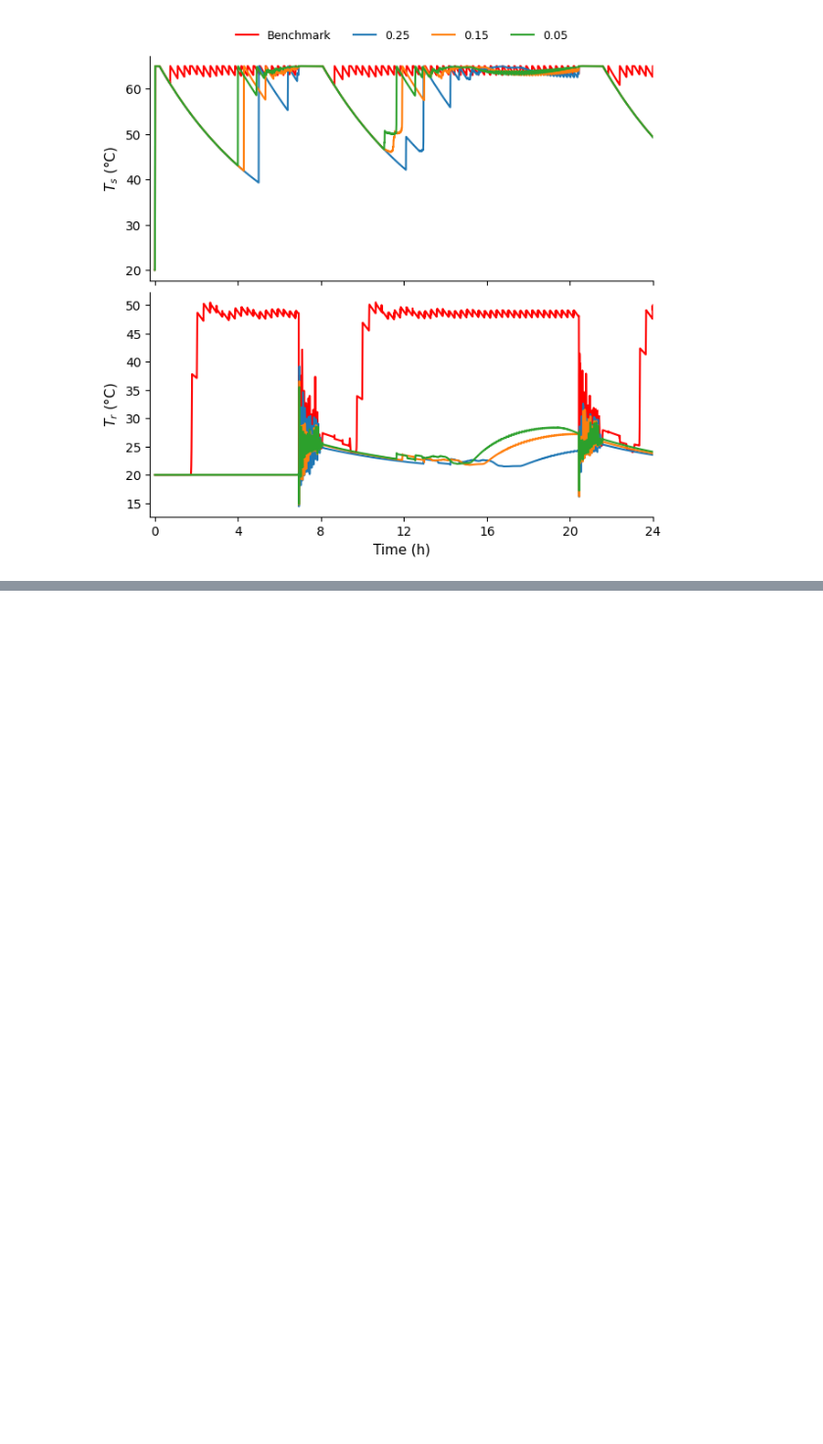
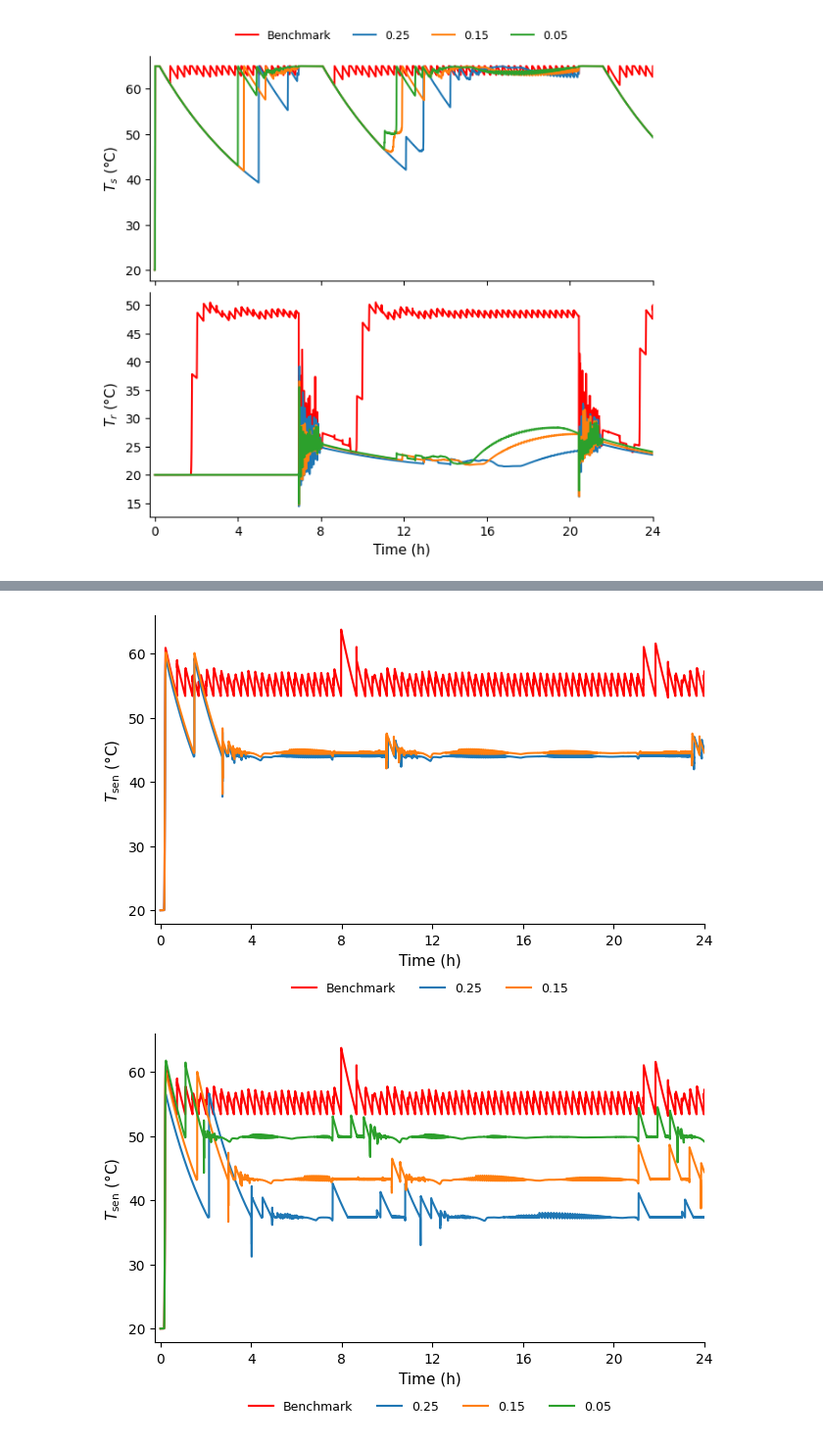
Before and after one commit to Pietervb2/thesis, a Jupyter notebook: codeplotLIT/thesisplots.ipynb, the cells around one changed output, grey strips where cells are left out. Shown at 98% size. Cells and saved outputs as stored; diff of their text form; code cells hidden in the pictures; blank space fills up the shorter version.

Commit message:
adding figures sweep

```diff
--- a/codeplotLIT/thesisplots.ipynb
+++ b/codeplotLIT/thesisplots.ipynb
@@ -486,7 +486,7 @@ for i in range(1,5):
             dict_Ts[f'{profile}_bench'] = bench_temp_df['Node 1.1'].values
             dict_Tr[f'{profile}_bench'] = bench_temp_df['Node 1.6'].values
             dict_bypass_temp[f'{profile}_bench'] = bench_bypass_df['T node'].values
-            dict_bypass_displacement[f'{profile}_bench'] = bench_bypass_df['Displacement'].values
+            dict_bypass_displacement[f'{profile}_bench'] = bench_bypass_df['h'].values
 
         # Opt folder
         opt_folder_name = f'{profile}_dt={dt}_init_points={n_init_points}_n_iter={n_iter}'
@@ -504,6 +504,6 @@ for i in range(1,5):
         dict_Tr[f'{profile}_{alpha_val}'] = opt_temp_df['Node 1.6'].values
 
         dict_bypass_temp[f'{profile}_{alpha_val}'] = opt_bypass_df['T node'].values
-        dict_bypass_displacement[f'{profile}_{alpha_val}'] = opt_bypass_df['Displacement'].values
+        dict_bypass_displacement[f'{profile}_{alpha_val}'] = opt_bypass_df['h'].values
 
         # ax_r.plot(time, opt_temp_df['Node 1.6'], lw=1.5, ls = '--', label=str(alpha_val))
@@ -636,0 +580,59 @@ for i in range(2,3):
+# %%
+# Set once, near the top of the file/notebook (matches your thesisplots.ipynb style block)
+plt.rcParams.update({
+    'font.size': 11,
+    'axes.labelsize': 11,
+    'legend.fontsize': 9,
+    'xtick.labelsize': 10,
+    'ytick.labelsize': 10,
+    'axes.spines.top': False,
+    'axes.spines.right': False,
+    'legend.frameon': False,
+})
+
+for i in range(1,5):
+
+    profile = f'Profile {i}'
+    n_init_points = 10
+    n_iter = 15
+    dt = 1
+
+    day_str_list = ['2026-07-06', '2026-07-07', '2026-07-08']
+    alpha = [0.25,0.15,0.05]
+
+    if profile == 'Profile 1':
+        day_str_list = day_str_list[:2]
+        alpha = alpha[:2]
+
+    # fig_s, ax_s = plt.subplots(figsize=(6, 4), constrained_layout=True)
+#     # fig_r, ax_r = plt.subplots(figsize=(6, 4), constrained_layout=True)
+#     fig, (ax_s, ax_r) = plt.subplots(
+#     2, 1, figsize=(6.3, 6), constrained_layout=True, sharex=True
+# )
+
+    dict_bypass_temp[f'{profile}_bench'] = bench_bypass_df['T node'].values
+
+    fig_bypass, ax_bypass = plt.subplots(figsize=(6.3, 4), constrained_layout=True)
+    bench_plot = False
+    for k, day_str in enumerate(day_str_list):
+        alpha_val = alpha[k]
+
+        if not bench_plot:
+            ax_bypass.plot(time, dict_bypass_temp[f'{profile}_bench'], color='red', lw=1.5, label='Benchmark')
+            bench_plot = True
+
+        ax_bypass.plot(time, dict_bypass_temp[f'{profile}_{alpha_val}'], lw=1.5, label=str(alpha_val))
+
+
+    ax_bypass.set_ylabel(r'$T_{\mathrm{sen}}$ (°C)')
+    ax_bypass.set_xlabel('Time (h)')
+    ax_bypass.legend(loc='best')
+    format_plot_time_axis(ax=ax_bypass)
+
+    # Below the plot, centered, in a horizontal row
+    ax_bypass.legend(loc='upper center', bbox_to_anchor=(0.5, -0.15), ncol=4)
+
+    fig_bypass.savefig(os.path.join(thesis_fig_folder, f'bypass_temp_profile_{i}.pdf'), bbox_inches='tight')
+# %% [output]
+[figure, added]
+[figure, added]
```
Also changed, not shown: parts of 6 cells of this notebook, 25 other files.
